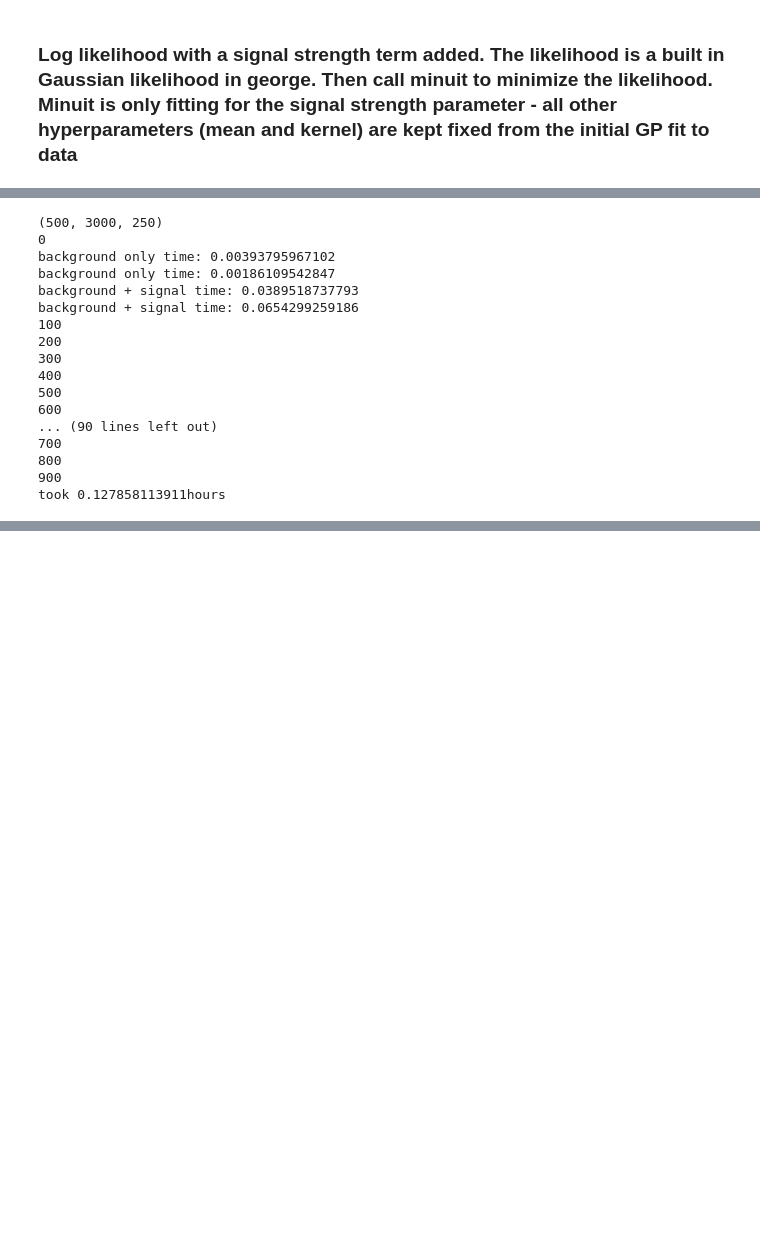
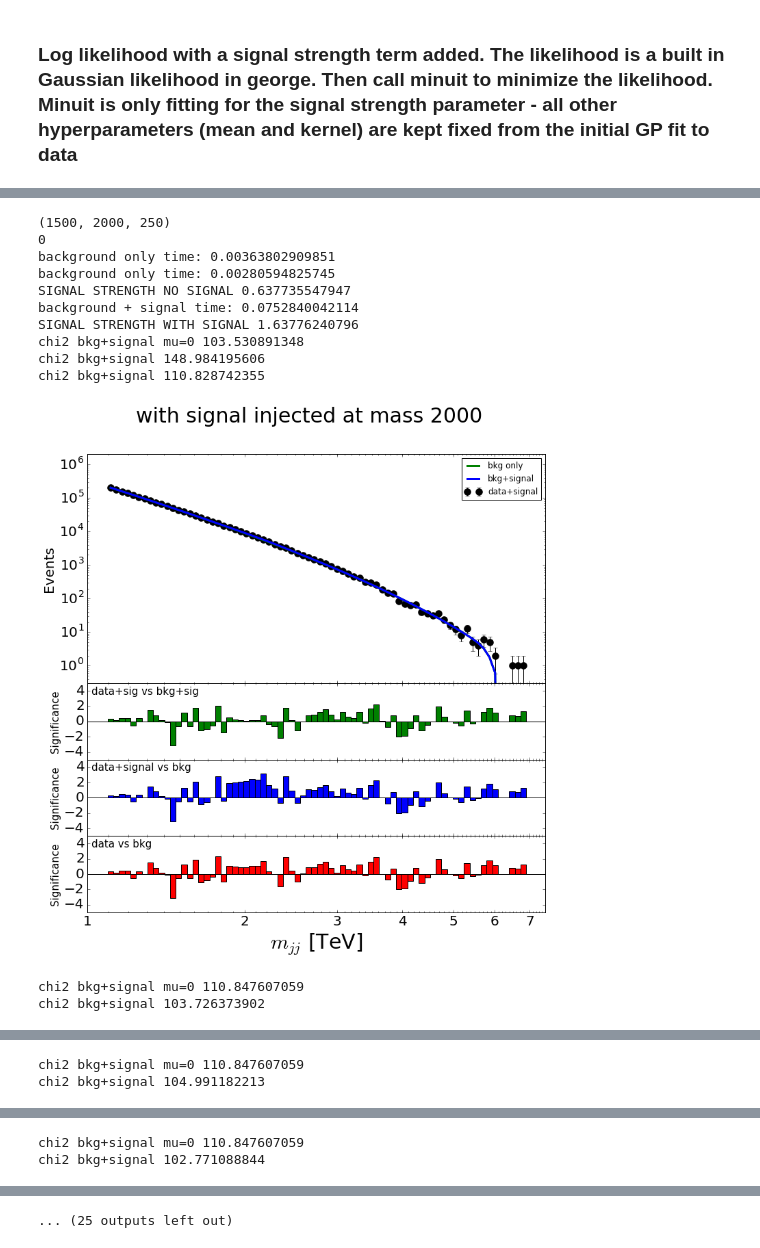
Before and after one commit to mfrate28/GP_Tutorial, a Jupyter notebook: LogLikelihood.ipynb, the cells around one changed output, grey strips where cells are left out. Drawn from its saved outputs; the diff is of its cells as text; code cells hidden in the pictures; blank space fills up the shorter version.

Commit message:
fixing plots

```diff
--- a/LogLikelihood.ipynb
+++ b/LogLikelihood.ipynb
@@ -118,0 +320,5 @@ class Mean(ModelingMixin):
+# %%
+lnProb = logLike_minuit(xbins, toyData[10], xerrs)
+min_likelihood, best_fit_gp = fit_gp_minuit(100, lnProb)
+Amp, length, p0, p1, p2 = best_fit_gp
+print best_fit_gp
@@ -172,9 +384,12 @@ for pSet in standardParamSets:
         if not itoy%100:
             print itoy
 
+        #for yi, y in enumerate(toy):
+        #    if y == 0:
+        #        print "hi", yi
         signalTemplate = np.random.poisson(np.round(sig_model(xbins, n, m, w)))
-        dataPlusSignal = ycounts+signalTemplate
-        Amp, length, p0, p1, p2 = fixedHyperparameters
+        dataPlusSignal = toy+signalTemplate
+        Amp, length, p0, p1, p2 = best_fit_hyp #fixedHyperparameters
         kernel = Amp*ExpSquaredKernel(length)
 
         #############################################################################
@@ -183,9 +398,9 @@ for pSet in standardParamSets:
             pgpb_stime = time.time()
 
         gp_bkg = george.GP(kernel, mean=Mean(p0=p0, p1=p1, p2=p2), fit_mean = True)
-        gp_bkg.compute(xbins, yerrs)
-        MAP_bkg, covGP_bkg = gp_bkg.predict(ycounts, xbins)
-        LLH_bkg = gp_bkg.lnlikelihood(ycounts)
+        gp_bkg.compute(xbins, np.sqrt(toy))
+        MAP_bkg, covGP_bkg = gp_bkg.predict(toy, xbins)
+        LLH_bkg = gp_bkg.lnlikelihood(toy)
 
         if itoy==0:
             pgpb_etime = time.time()
@@ -196,7 +411,7 @@ for pSet in standardParamSets:
             pgpb_stime = time.time()
 
         gp_bkg_sd = george.GP(kernel, mean=Mean(p0=p0, p1=p1, p2=p2), fit_mean = True)
-        gp_bkg_sd.compute(xbins, yerrs)
+        gp_bkg_sd.compute(xbins, np.sqrt(dataPlusSignal))
         MAP_bkg_sd, covGP_bkg_sd = gp_bkg_sd.predict(dataPlusSignal, xbins)
         LLH_bkg_sd = gp_bkg_sd.lnlikelihood(dataPlusSignal)
 
@@ -211,61 +426,63 @@ for pSet in standardParamSets:
         if itoy==0:
             pgpsb_stime = time.time()
 
-        lnProb = logLike_gp(xbins, ycounts, signalTemplate)
+        lnProb = logLike_gp(xbins, toy, signalTemplate)
         minLLH, best_fit_gp = fit_gp(lnProb, False)
         if np.isinf(minLLH): continue
         signal_strength = best_fit_gp[0]
+
         gp_sigbkg = george.GP(kernel, mean=Mean(p0=p0, p1=p1, p2=p2), fit_mean = True)
-        gp_sigbkg.compute(xbins, yerrs)
-        MAP, covGP = gp_sigbkg.predict(ycounts - signal_strength*signalTemplate, xbins)
+        gp_sigbkg.compute(xbins, np.sqrt(toy))
+        MAP, covGP = gp_sigbkg.predict(toy - signal_strength*signalTemplate, xbins)
         MAP_sigbkg = MAP+signal_strength*signalTemplate
-        LLH_sigbkg = gp_sigbkg.lnlikelihood(ycounts - signal_strength*signalTemplate)
+        LLH_sigbkg = gp_sigbkg.lnlikelihood(toy - signal_strength*signalTemplate)
 
         if itoy==0:
+            print "SIGNAL STRENGTH NO SIGNAL", signal_strength
             pgpsb_etime = time.time()
             print "background + signal time:", pgpsb_etime - pgpsb_stime
 
         LLHR_GP_noSignal[m].append(-2*(LLH_bkg-LLH_sigbkg))
         #############################################################################
 
         #BACKGROUND+SIGNAL FIT GP ON DATA+SIGNAL
         if itoy==0:
             pgpsb_sd_stime = time.time()
 
-        lnProb = logLike_gp(xbins, ycounts+signalTemplate, signalTemplate)
+        lnProb = logLike_gp(xbins, dataPlusSignal, signalTemplate)
         minLLH, best_fit_gp = fit_gp(lnProb, False)
         if np.isinf(minLLH): continue
         signal_strength_sd = best_fit_gp[0]
+
         gp_sigbkg_sd = george.GP(kernel, mean=Mean(p0=p0, p1=p1, p2=p2), fit_mean = True)
-        gp_sigbkg_sd.compute(xbins, yerrs)
-        MAP, covGP = gp_sigbkg_sd.predict(ycounts+signalTemplate - signal_strength*signalTemplate, xbins)
-        MAP_sigbkg_sd = MAP+signal_strength*signalTemplate
-        LLH_sigbkg_sd = gp_sigbkg_sd.lnlikelihood(ycounts+signalTemplate - signal_strength*signalTemplate)
+        gp_sigbkg_sd.compute(xbins, np.sqrt(dataPlusSignal))
+        MAP, covGP = gp_sigbkg_sd.predict(dataPlusSignal - signal_strength_sd*signalTemplate, xbins)
+        MAP_sigbkg_sd = MAP+signal_strength_sd*signalTemplate
+        LLH_sigbkg_sd = gp_sigbkg_sd.lnlikelihood(dataPlusSignal - signal_strength_sd*signalTemplate)
 
         if itoy==0:
+            print "SIGNAL STRENGTH WITH SIGNAL", signal_strength_sd
+            makePrettyPlots_sb(xbins, dataPlusSignal, toy, MAP_bkg_sd, MAP_sigbkg_sd, xlow, "with signal injected at mass "+str(m), ymax = 2e6)
+            makePrettyPlots_signal(xbins, toy, MAP_bkg, MAP_sigbkg, xlow, "without signal injected at mass "+str(m), ymax = 2e6)
             pgpsb_etime = time.time()
             print "background + signal time:", pgpsb_etime - pgpsb_stime
 
         LLHR_GP_withSignal[m].append(-2*(LLH_bkg_sd-LLH_sigbkg_sd))
 
 
 etime = time.time()
 print "took "+str((etime-btime)/(60.*60.)) + "hours"
 # %% [output]
-(500, 3000, 250)
+(1500, 2000, 250)
 0
-background only time: 0.00393795967102
-background only time: 0.00186109542847
-background + signal time: 0.0389518737793
-background + signal time: 0.0654299259186
-100
-200
-300
-400
-500
-600
-... (90 lines left out)
-700
-800
-900
-took 0.127858113911hours
+background only time: 0.00363802909851
+background only time: 0.00280594825745
+SIGNAL STRENGTH NO SIGNAL 0.637735547947
+background + signal time: 0.0752840042114
+SIGNAL STRENGTH WITH SIGNAL 1.63776240796
+chi2 bkg+signal mu=0 103.530891348
+chi2 bkg+signal 148.984195606
+chi2 bkg+signal 110.828742355
+[figure, added]
+chi2 bkg+signal mu=0 110.847607059
+chi2 bkg+signal 103.726373902
@@ -271,0 +508,2 @@ took 0.127858113911hours
+chi2 bkg+signal mu=0 110.847607059
+chi2 bkg+signal 104.991182213
@@ -271,0 +529,2 @@ took 0.127858113911hours
+chi2 bkg+signal mu=0 110.847607059
+chi2 bkg+signal 102.771088844
@@ -272,3 +532,4 @@ took 0.127858113911hours
+... (25 outputs left out)
 # %%
 GP_meanLLHR_noSignal=[]
 GP_meanLLHR_withSignal=[]
```
Also changed, not shown: parts of 10 cells of this notebook.
